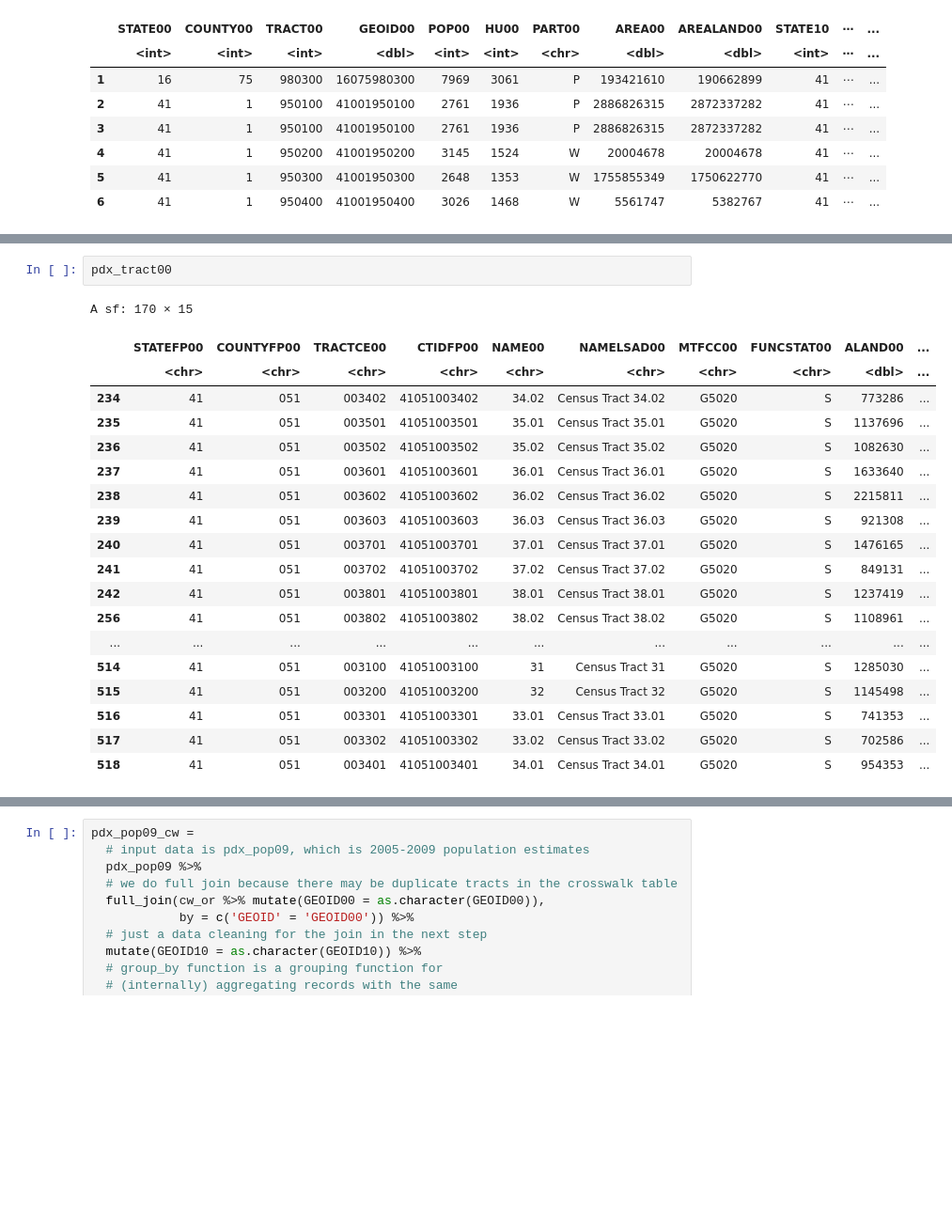
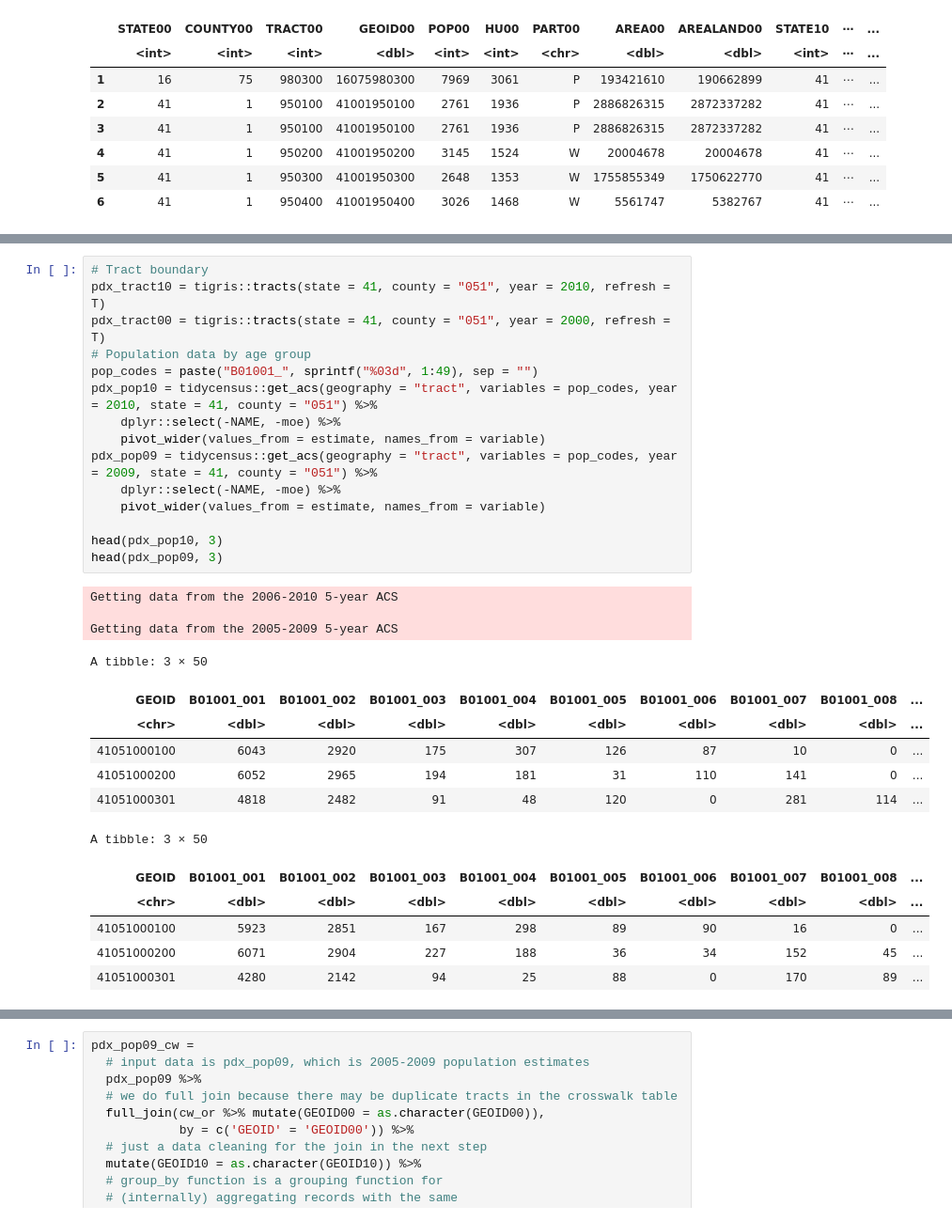
Before and after one commit to sigmafelix/Gmisc, a Jupyter notebook: URISA_Presentation_041322.ipynb, the cells around one changed output, grey strips where cells are left out. Shown at 94% size. Saved outputs shown, nothing was run; the diff lists cells and outputs as text; blank space fills up the shorter version.

Commit message:
Presentation update
- For ASPRS URISA "GIS in Action" Conference
- Data, reproducibility check

```diff
--- a/URISA_Presentation_041322.ipynb
+++ b/URISA_Presentation_041322.ipynb
@@ -138,23 +161,32 @@ ERROR: Error in check_join(x, y): object 'pdx_pop00' not found
 # %%
-pdx_tract00
+# Tract boundary
+pdx_tract10 = tigris::tracts(state = 41, county = "051", year = 2010, refresh = T)
+pdx_tract00 = tigris::tracts(state = 41, county = "051", year = 2000, refresh = T)
+# Population data by age group
+pop_codes = paste("B01001_", sprintf("%03d", 1:49), sep = "")
+pdx_pop10 = tidycensus::get_acs(geography = "tract", variables = pop_codes, year = 2010, state = 41, county = "051") %>%
+    dplyr::select(-NAME, -moe) %>%
+    pivot_wider(values_from = estimate, names_from = variable)
+pdx_pop09 = tidycensus::get_acs(geography = "tract", variables = pop_codes, year = 2009, state = 41, county = "051") %>%
+    dplyr::select(-NAME, -moe) %>%
+    pivot_wider(values_from = estimate, names_from = variable)
+
+head(pdx_pop10, 3)
+head(pdx_pop09, 3)
 # %% [output]
-A sf: 170 × 15
+Getting data from the 2006-2010 5-year ACS
+
+Getting data from the 2005-2009 5-year ACS
+A tibble: 3 × 50
-|  | STATEFP00 | COUNTYFP00 | TRACTCE00 | CTIDFP00 | NAME00 | NAMELSAD00 | MTFCC00 | FUNCSTAT00 | ALAND00 | ... |
-|  | <chr> | <chr> | <chr> | <chr> | <chr> | <chr> | <chr> | <chr> | <dbl> | ... |
-| 234 | 41 | 051 | 003402 | 41051003402 | 34.02 | Census Tract 34.02 | G5020 | S | 773286 | ... |
-| 235 | 41 | 051 | 003501 | 41051003501 | 35.01 | Census Tract 35.01 | G5020 | S | 1137696 | ... |
-| 236 | 41 | 051 | 003502 | 41051003502 | 35.02 | Census Tract 35.02 | G5020 | S | 1082630 | ... |
-| 237 | 41 | 051 | 003601 | 41051003601 | 36.01 | Census Tract 36.01 | G5020 | S | 1633640 | ... |
-| 238 | 41 | 051 | 003602 | 41051003602 | 36.02 | Census Tract 36.02 | G5020 | S | 2215811 | ... |
-| 239 | 41 | 051 | 003603 | 41051003603 | 36.03 | Census Tract 36.03 | G5020 | S | 921308 | ... |
-| 240 | 41 | 051 | 003701 | 41051003701 | 37.01 | Census Tract 37.01 | G5020 | S | 1476165 | ... |
-| 241 | 41 | 051 | 003702 | 41051003702 | 37.02 | Census Tract 37.02 | G5020 | S | 849131 | ... |
-| 242 | 41 | 051 | 003801 | 41051003801 | 38.01 | Census Tract 38.01 | G5020 | S | 1237419 | ... |
-| 256 | 41 | 051 | 003802 | 41051003802 | 38.02 | Census Tract 38.02 | G5020 | S | 1108961 | ... |
-| ... | ... | ... | ... | ... | ... | ... | ... | ... | ... | ... |
-| 514 | 41 | 051 | 003100 | 41051003100 | 31 | Census Tract 31 | G5020 | S | 1285030 | ... |
-| 515 | 41 | 051 | 003200 | 41051003200 | 32 | Census Tract 32 | G5020 | S | 1145498 | ... |
-| 516 | 41 | 051 | 003301 | 41051003301 | 33.01 | Census Tract 33.01 | G5020 | S | 741353 | ... |
-| 517 | 41 | 051 | 003302 | 41051003302 | 33.02 | Census Tract 33.02 | G5020 | S | 702586 | ... |
-| 518 | 41 | 051 | 003401 | 41051003401 | 34.01 | Census Tract 34.01 | G5020 | S | 954353 | ... |
+| GEOID | B01001_001 | B01001_002 | B01001_003 | B01001_004 | B01001_005 | B01001_006 | B01001_007 | B01001_008 | ... |
+| <chr> | <dbl> | <dbl> | <dbl> | <dbl> | <dbl> | <dbl> | <dbl> | <dbl> | ... |
+| 41051000100 | 6043 | 2920 | 175 | 307 | 126 | 87 | 10 | 0 | ... |
+| 41051000200 | 6052 | 2965 | 194 | 181 | 31 | 110 | 141 | 0 | ... |
+| 41051000301 | 4818 | 2482 | 91 | 48 | 120 | 0 | 281 | 114 | ... |
+A tibble: 3 × 50
+| GEOID | B01001_001 | B01001_002 | B01001_003 | B01001_004 | B01001_005 | B01001_006 | B01001_007 | B01001_008 | ... |
+| <chr> | <dbl> | <dbl> | <dbl> | <dbl> | <dbl> | <dbl> | <dbl> | <dbl> | ... |
+| 41051000100 | 5923 | 2851 | 167 | 298 | 89 | 90 | 16 | 0 | ... |
+| 41051000200 | 6071 | 2904 | 227 | 188 | 36 | 34 | 152 | 45 | ... |
+| 41051000301 | 4280 | 2142 | 94 | 25 | 88 | 0 | 170 | 89 | ... |
 # %%
```
Also changed, not shown: parts of 24 cells of this notebook.
